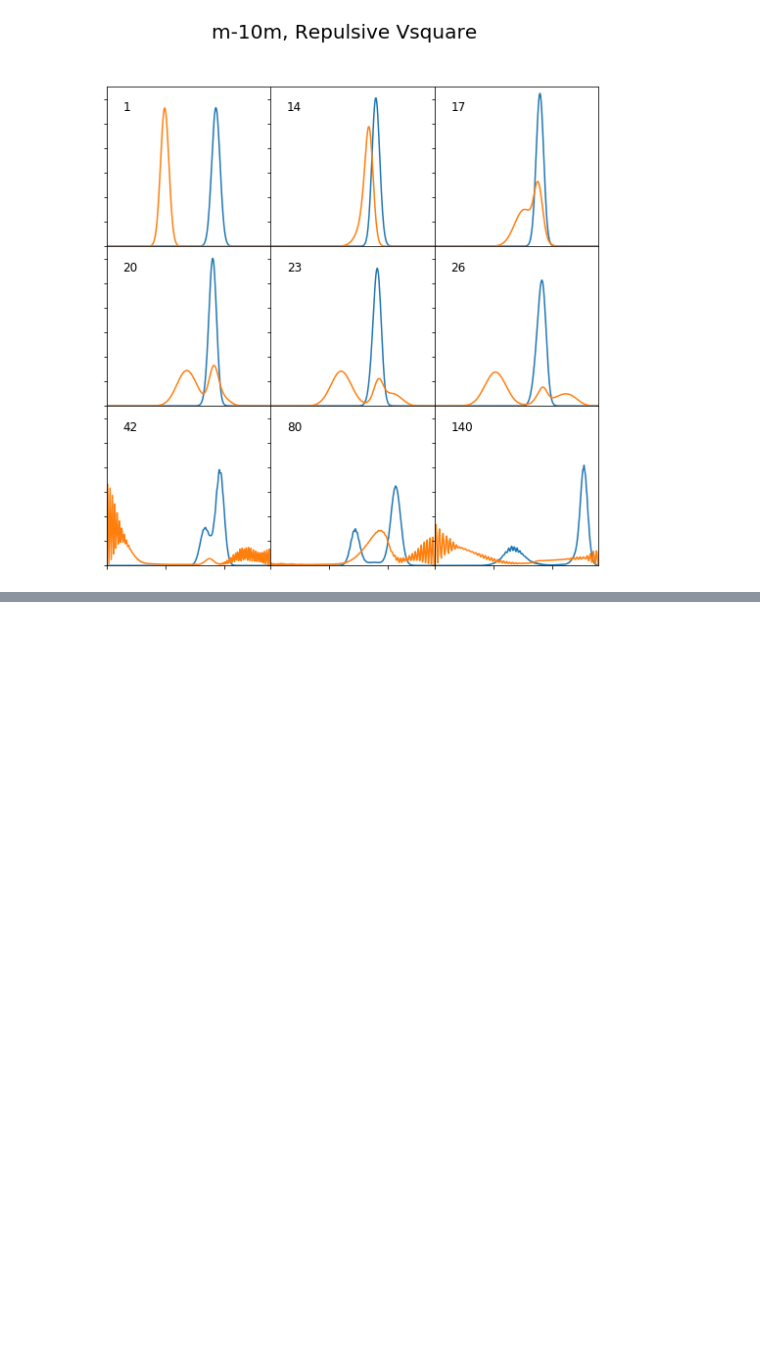
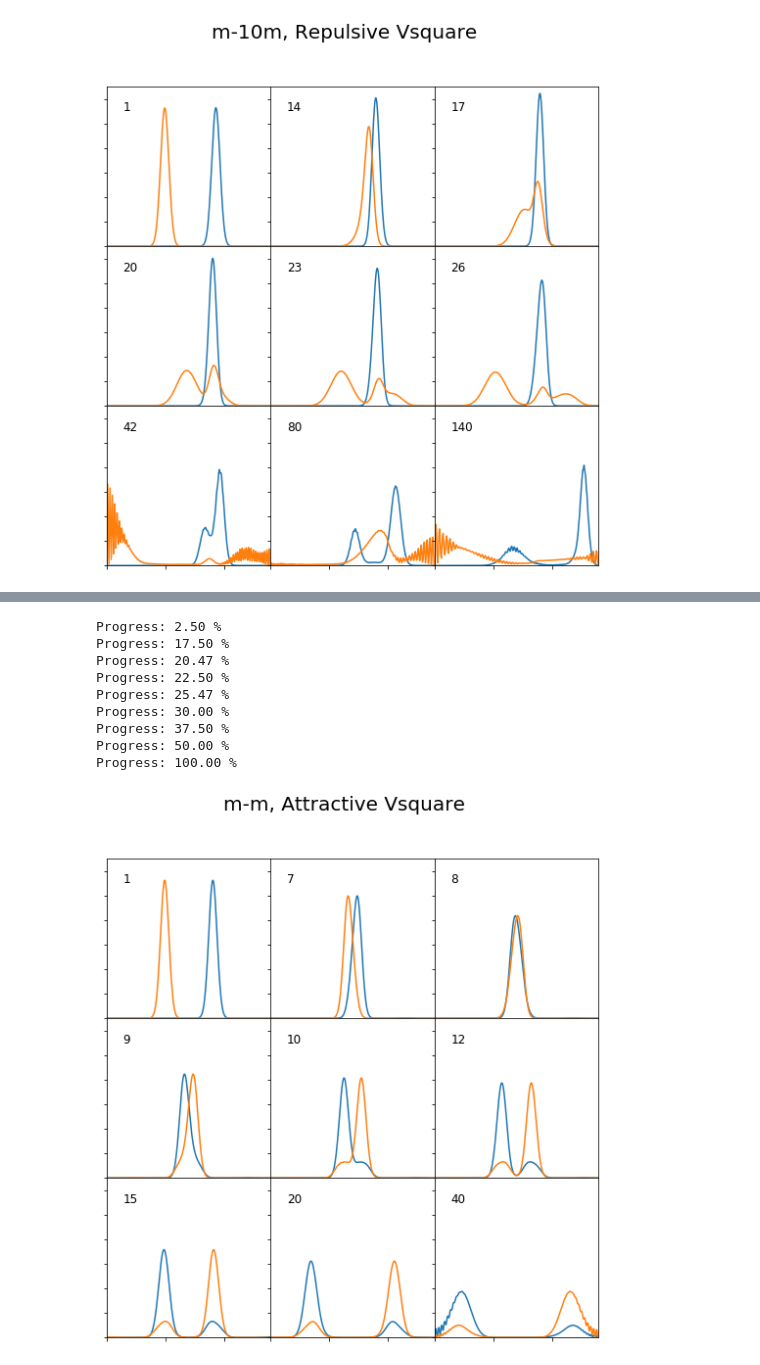
Before and after one commit to endersahin/phys250-final-project, a Jupyter notebook: tdse_first-try.ipynb, the cells around one changed output, grey strips where cells are left out. Drawn from its saved outputs; the diff is of its cells as text; code cells hidden in the pictures; blank space fills up the shorter version.

```diff
--- a/tdse_first-try.ipynb
+++ b/tdse_first-try.ipynb
@@ -159,0 +171,19 @@ tdse(u_1, u, v_1, v, m1, m2, dt, dx, T_array, V_square,'m-m, Repulsive Vsquare')
+# %%
+m2 = .5
+m1 = .5
+V0 = -100000.*1.5
+V_square = lambda x1, x2: V0*np.heaviside(alpha-np.abs(x1-x2),1)
+
+T_array = (np.array([1,7,8.2,9,10.2,12,15,20,40])*100).astype(int)
+tdse(u0.copy(), v0.copy(), m1, m2, dt, dx, T_array, V_square,'m-m, Attractive Vsquare')
+# %% [output]
+Progress: 2.50 %
+Progress: 17.50 %
+Progress: 20.47 %
+Progress: 22.50 %
+Progress: 25.47 %
+Progress: 30.00 %
+Progress: 37.50 %
+Progress: 50.00 %
+Progress: 100.00 %
+[figure, added]
```
Also changed, not shown: parts of 6 cells of this notebook.
